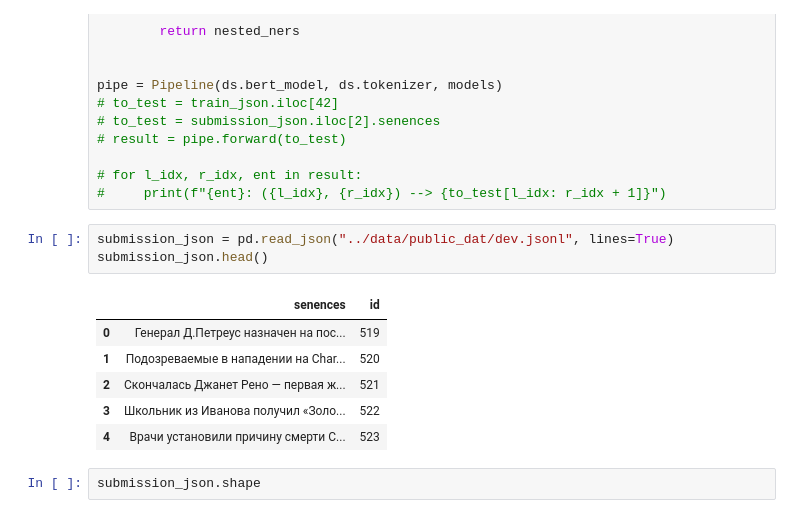
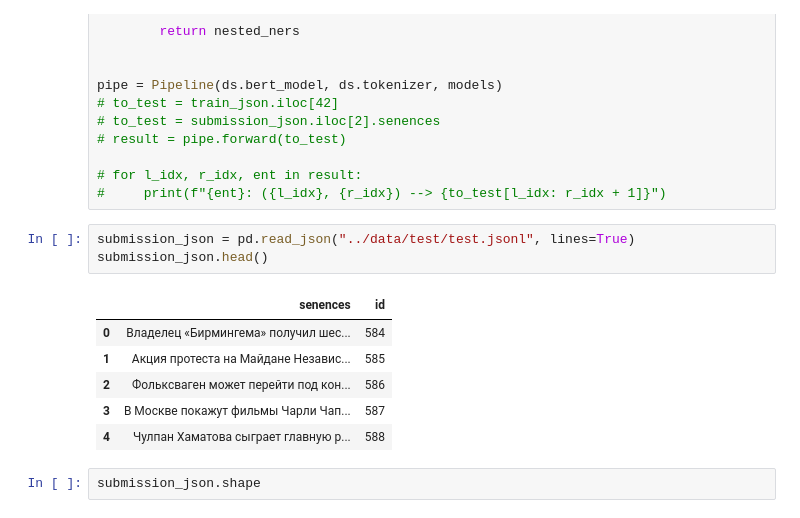
Before and after one commit to KonstFed/NLP_assignments, a Jupyter notebook: assignment3/bert/bert.ipynb, the cells around one changed output. Drawn from its saved outputs; the diff is of its cells as text.

```diff
--- a/assignment3/bert/bert.ipynb
+++ b/assignment3/bert/bert.ipynb
@@ -425,15 +425,15 @@ pipe = Pipeline(ds.bert_model, ds.tokenizer, models)
 # for l_idx, r_idx, ent in result:
 #     print(f"{ent}: ({l_idx}, {r_idx}) --> {to_test[l_idx: r_idx + 1]}")
 # %%
-submission_json = pd.read_json("../data/public_dat/dev.jsonl", lines=True)
+submission_json = pd.read_json("../data/test/test.jsonl", lines=True)
 submission_json.head()
 # %% [output]
 |  | senences | id |
-| 0 | Генерал Д.Петреус назначен на пос... | 519 |
-| 1 | Подозреваемые в нападении на Char... | 520 |
-| 2 | Скончалась Джанет Рено — первая ж... | 521 |
-| 3 | Школьник из Иванова получил «Золо... | 522 |
-| 4 | Врачи установили причину смерти С... | 523 |
+| 0 | Владелец «Бирмингема» получил шес... | 584 |
+| 1 | Акция протеста на Майдане Независ... | 585 |
+| 2 | Фольксваген может перейти под кон... | 586 |
+| 3 | В Москве покажут фильмы Чарли Чап... | 587 |
+| 4 | Чулпан Хаматова сыграет главную р... | 588 |
 # %%
 submission_json.shape
 # %% [output]
```
Also changed, not shown: parts of 2 cells of this notebook, 2 other files.
